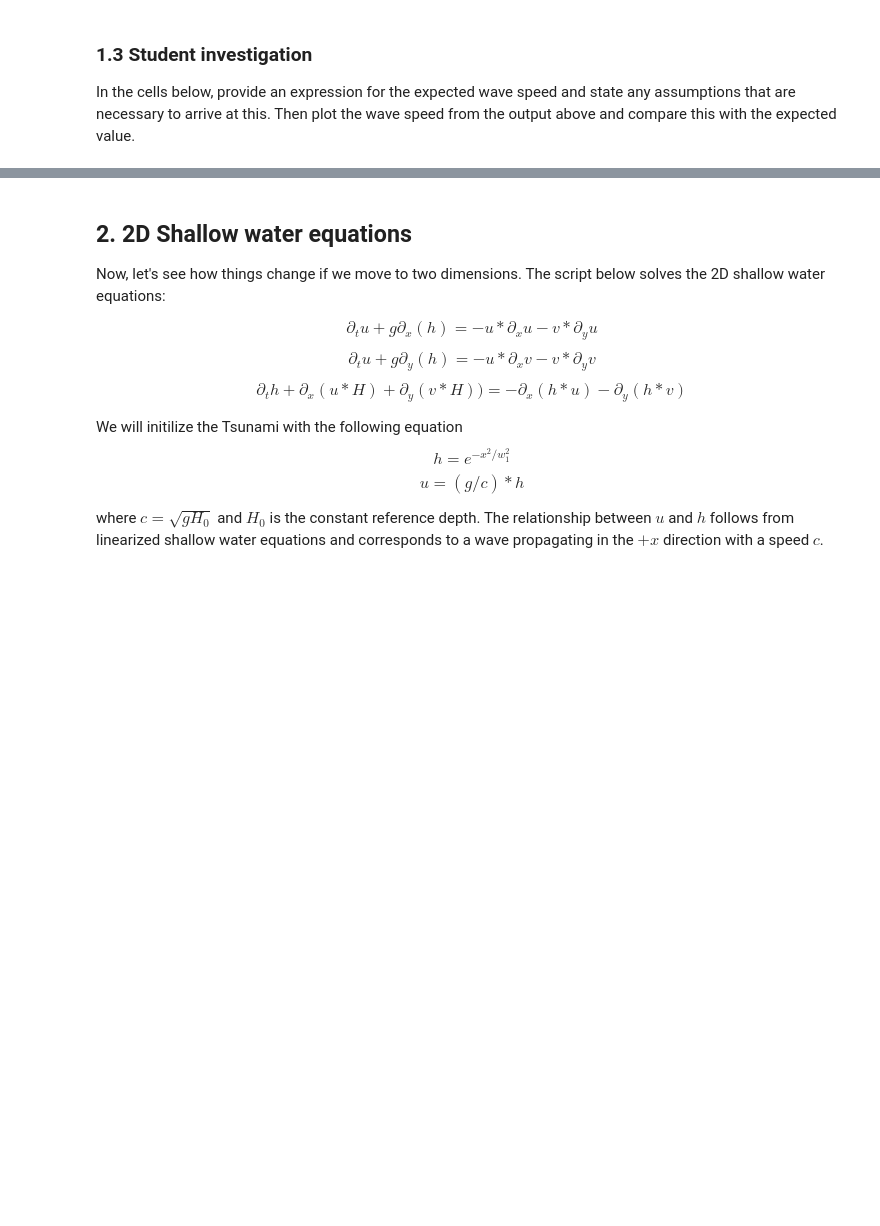
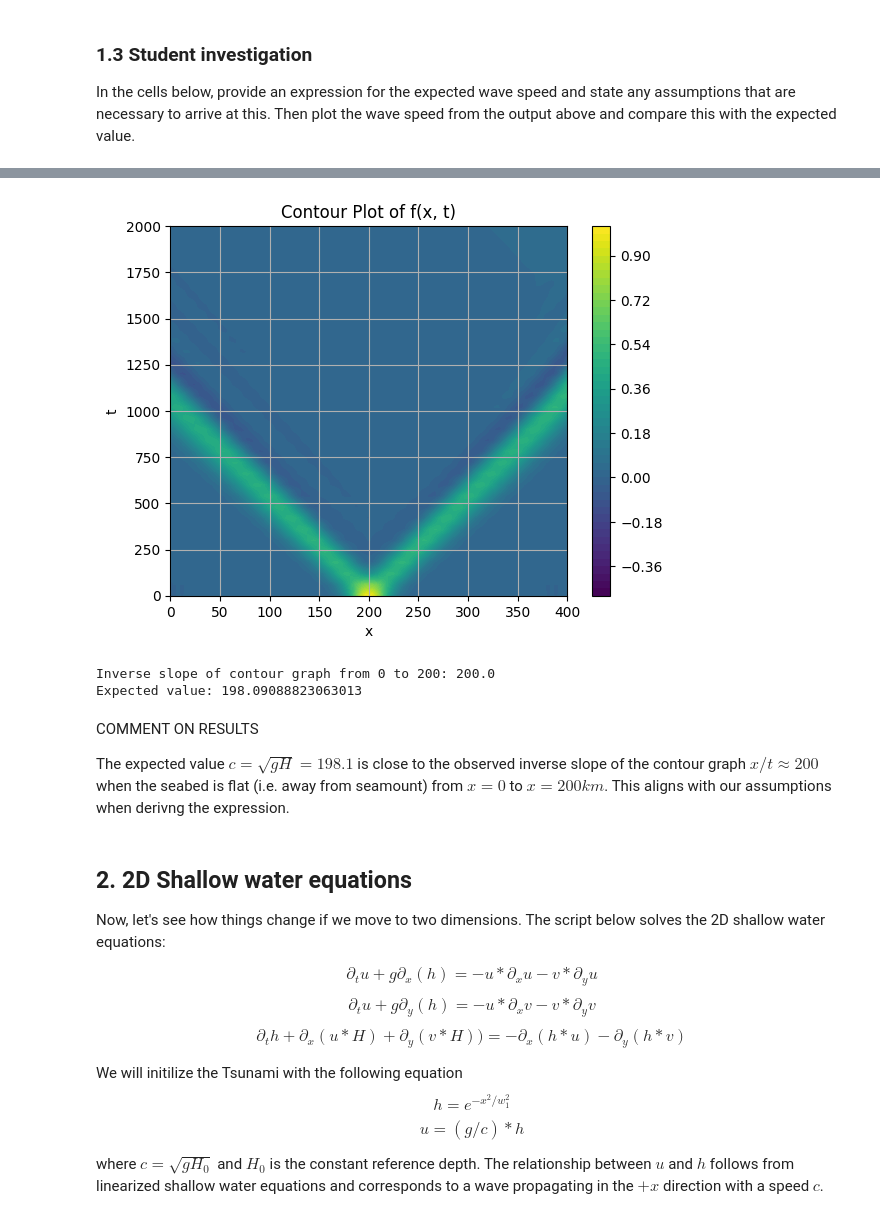
Before and after one commit to raindrop314159/QCES-LNM, a Jupyter notebook: Project3_tsunami.ipynb, the cells around one changed output, grey strips where cells are left out. Saved outputs shown, nothing was run; the diff lists cells and outputs as text; code cells hidden in the pictures; blank space fills up the shorter version.

```diff
--- a/Project3_tsunami.ipynb
+++ b/Project3_tsunami.ipynb
@@ -212,3 +248,25 @@ COMMENT ON RESULTS
+# %%
+# CREATE FIGURES HERE
+# At each timestep, take peak x and plot with t
+contour = plt.contourf(x/1000, t_save, h_save[:,:], levels=50, cmap='viridis')
+plt.colorbar(contour)  # Show color scale
+plt.title('Contour Plot of f(x, t)')
+plt.xlabel('x')
+plt.ylabel('t')
+plt.xlim(0,400)
+plt.ylim(0,2000)
+plt.grid()
+plt.show()
+print('Estimated inverse slope of contour graph from x = 0 to 200:',200000/1000)
+print('Expected value:',np.sqrt(g*H0))
+# %% [output]
+[figure, added]
+Inverse slope of contour graph from 0 to 200: 200.0
+Expected value: 198.09088823063013
+# %% [markdown]
+COMMENT ON RESULTS
+
+The expected value $c = \sqrt{gH} = 198.1 $ is close to the observed inverse slope of the contour graph $x/t \approx 200 $ when the seabed is flat (i.e. away from seamount) from $x = 0$ to $x=200km$. This aligns with our assumptions when derivng the expression.
 # %% [markdown]
 ## 2.  2D Shallow water equations
 
```
Also changed, not shown: parts of 7 cells of this notebook.
